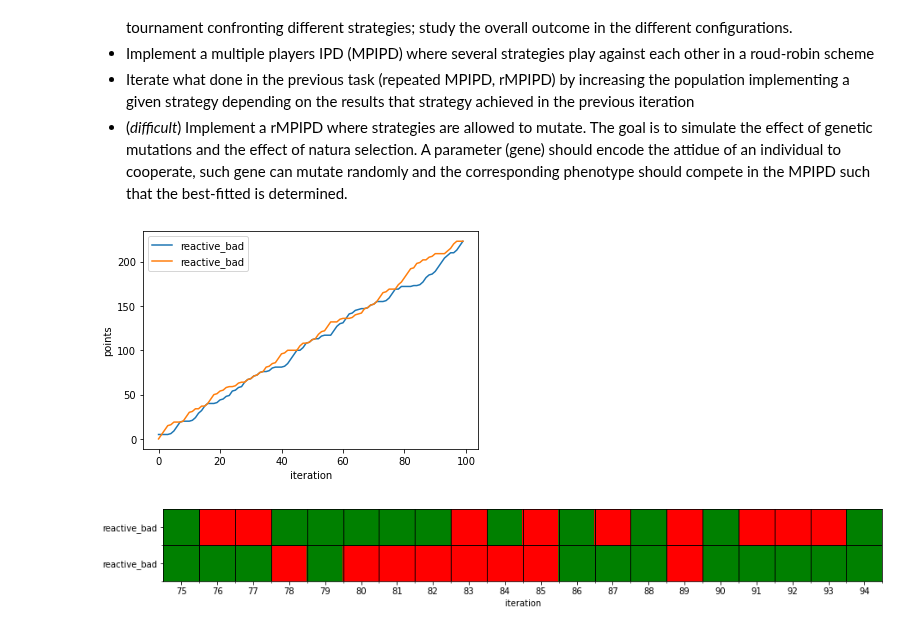
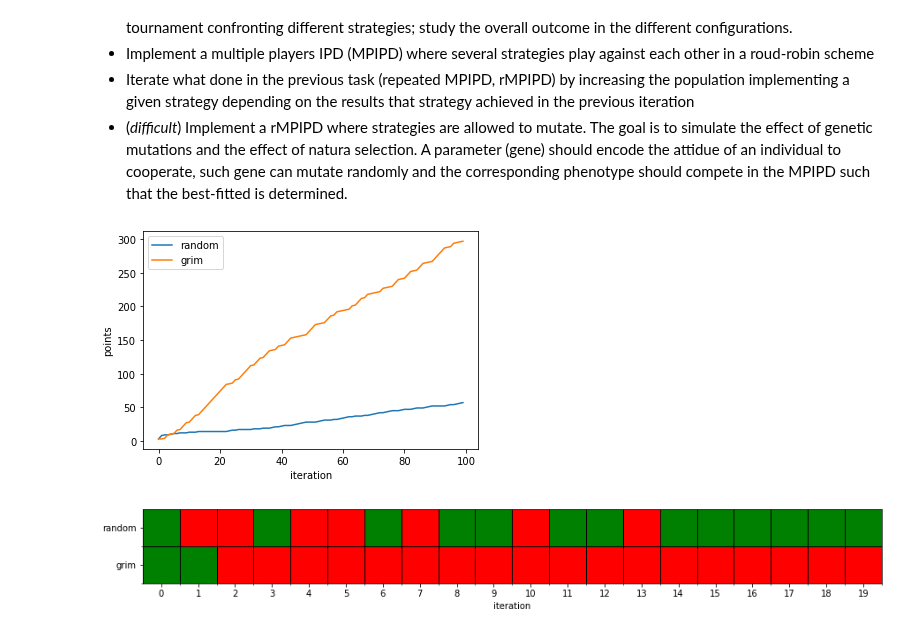
Before and after one commit to luca430/prisoner_dilemma, a Jupyter notebook: Project.ipynb, the cells around one changed output. Saved outputs shown, nothing was run; the diff lists cells and outputs as text; code cells hidden in the pictures.

```diff
--- a/Project.ipynb
+++ b/Project.ipynb
@@ -102,12 +102,17 @@ df = df.style.apply(colorcell,axis=None)
 
 display(df)
 # %%
-res1, res2, p1, p2 = pris_dil.fight('reactive_bad','reactive_bad',graph=True,all_outcome=True)
+s = ['nice','bad','m_nice','m_bad','tit_tat',
+    'random','grim','f_tit_tat','sus_tit_tat',
+    'pavlov','reactive_nice','reactive_bad',
+    'hard_joss','soft_joss']
+
+res1, res2, p1, p2 = pris_dil.fight('random','grim',graph=True,all_outcome=True)
 # %% [output]
-[figure, old version]
+[figure, new version]
 # %%
-grf.fight_grid(p1,p2,range=[75,95])
+grf.fight_grid(p1,p2,range=[0,20])
 # %% [output]
-[figure, old version]
+[figure, new version]
 # %%
 #Point 2)
```
Also changed, not shown: parts of 7 cells of this notebook, 26 other files.
